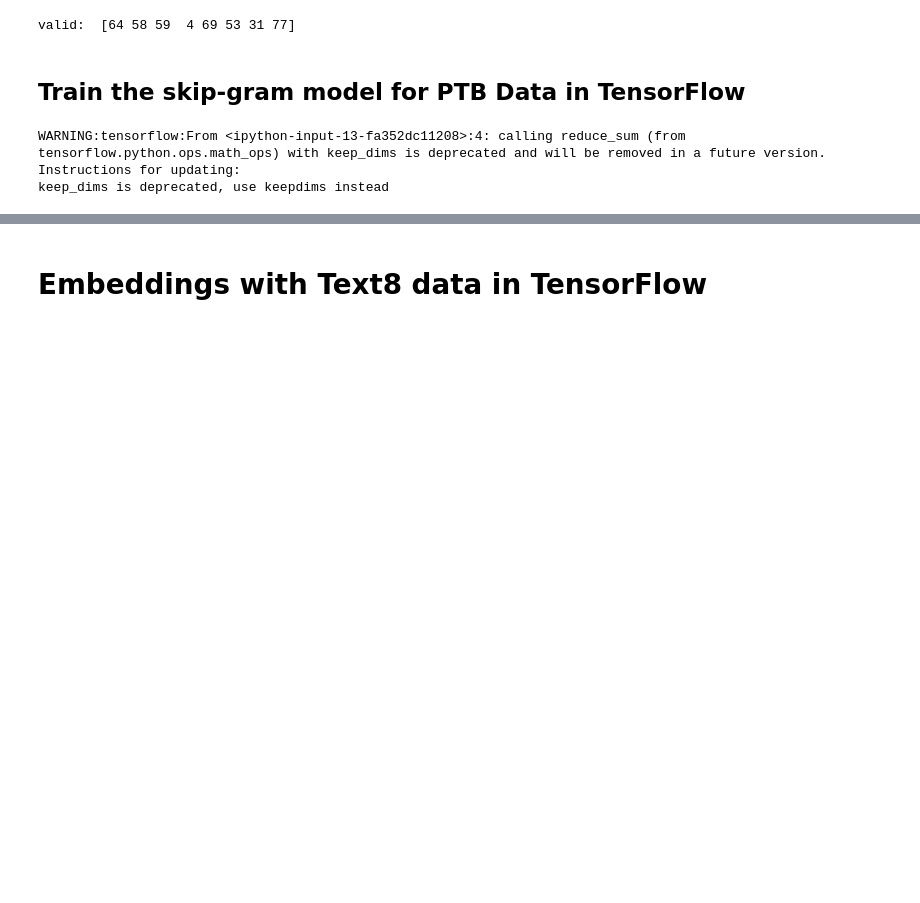
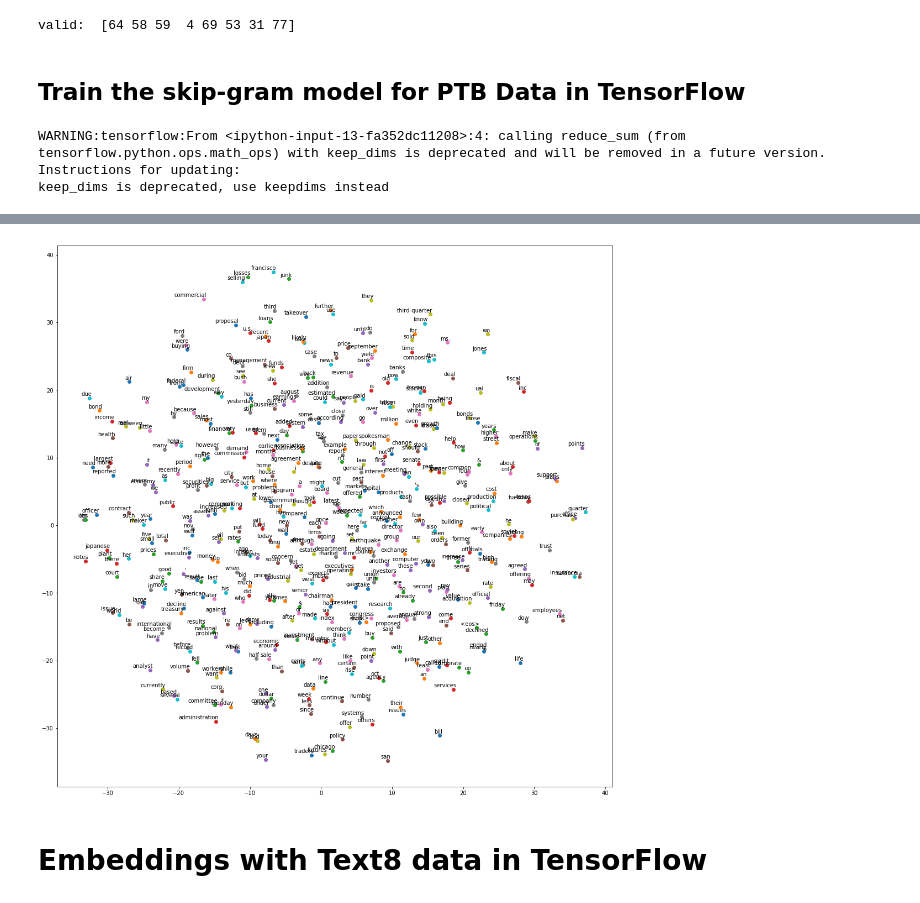
Before and after one commit to bapoczos/ScalableML, a Jupyter notebook: tf_tutorials/Mastering-TensorFlow-1x/Chapter08/ch-08a_Embeddings_in_TensorFlow_and_Keras.ipynb, the cells around one changed output, grey strips where cells are left out. Cells and saved outputs as stored; diff of their text form; code cells hidden in the pictures; blank space fills up the shorter version.

```diff
--- a/tf_tutorials/Mastering-TensorFlow-1x/Chapter08/ch-08a_Embeddings_in_TensorFlow_and_Keras.ipynb
+++ b/tf_tutorials/Mastering-TensorFlow-1x/Chapter08/ch-08a_Embeddings_in_TensorFlow_and_Keras.ipynb
@@ -222,5 +222,5 @@ Similar to trading: explained, label, attached, reporting, developing,
 # %%
-n_epochs = 5000
+n_epochs = 20
 learning_rate = 0.9
 
 n_batches = ptb.n_batches_wv()
@@ -287,3 +285,17 @@ plot_with_labels(low_dim_embeddings, labels)
+# %%
+
+from sklearn.manifold import TSNE
+import matplotlib.pyplot as plt
+
+tsne = TSNE(perplexity=30, n_components=2,
+            init='pca', n_iter=600, method='exact')
+n_embeddings = 500
+low_dim_embeddings = tsne.fit_transform(final_embeddings[:n_embeddings, :])
+labels = [ptb.id2word[i] for i in range(n_embeddings)]
+
+plot_with_labels(low_dim_embeddings, labels)
+# %% [output]
+[figure, added]
 # %% [markdown]
 # Embeddings with Text8 data in TensorFlow
 # %%
```
Also changed, not shown: parts of 19 cells of this notebook.
